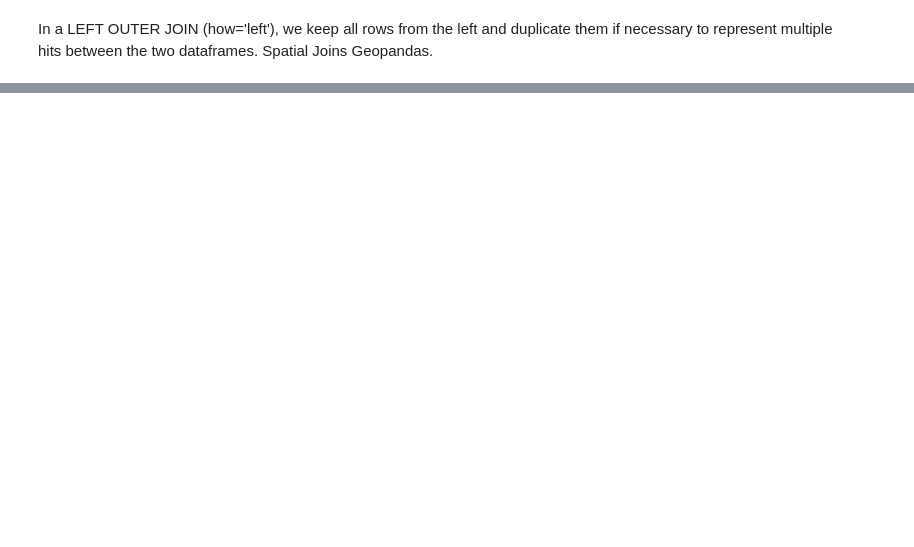
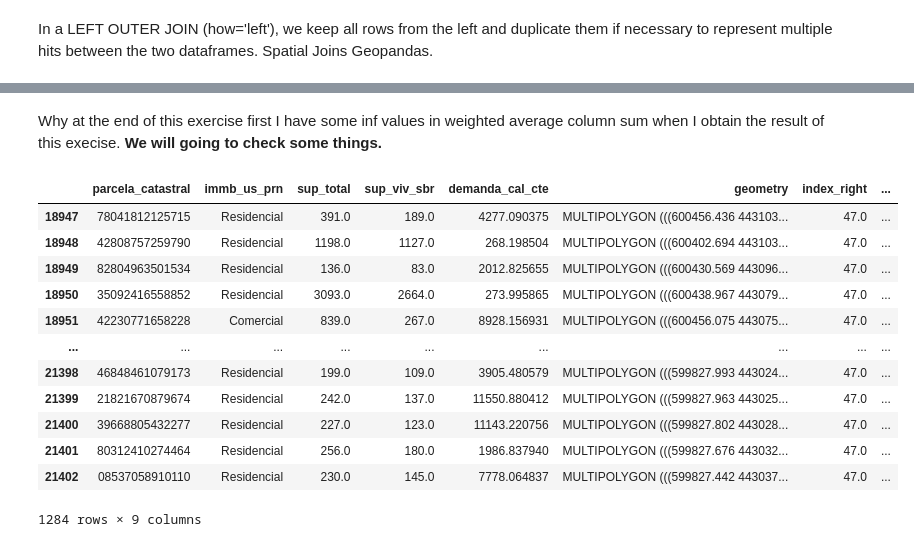
Before and after one commit to JosepAnSabate/Data-analysis, a Jupyter notebook: test_gis.ipynb, the cells around one changed output, grey strips where cells are left out. Saved outputs shown, nothing was run; the diff lists cells and outputs as text; code cells hidden in the pictures; blank space fills up the shorter version.

```diff
--- a/test_gis.ipynb
+++ b/test_gis.ipynb
@@ -104,5 +177,5 @@ from shapely.geometry import Point
 # %%
 # spatial join  between two GeoDataFrames
-join_cadastral_gdf = census_ares_gdf.sjoin(cadastral_ref_gdf, census_ares_gdf,how="right", op="within")
-join_cadastral_gdf
+join_cadastral_gdf = gpd.sjoin(cadastral_ref_gdf, census_ares_gdf_rep,how="left", op="within")
+join_cadastral_gdf.head()
 # %% [output]
@@ -109,0 +255,3 @@ AttributeError: 'GeoDataFrame' object has no attribute 'sjoin'
+# %%
+join_cadastral_gdf = join_cadastral_gdf[join_cadastral_gdf['demanda_cal_cte'].notna()]
+join_cadastral_gdf.shape[0]
@@ -109,0 +264,2 @@ AttributeError: 'GeoDataFrame' object has no attribute 'sjoin'
+# %%
+join_cadastral_gdf = join_cadastral_gdf[join_cadastral_gdf['id'].notna()]
@@ -109,0 +326,3 @@ AttributeError: 'GeoDataFrame' object has no attribute 'sjoin'
+# %%
+join_cadastral_gdf["demand_cal_by_surf_wa"] = join_cadastral_gdf["demanda_cal_cte"] / join_cadastral_gdf["sup_viv_sbr"] # creating the new col
+#join_cadastral_gdf = join_cadastral_gdf.columns.values[7] = "cens_id"
@@ -109,0 +348,19 @@ AttributeError: 'GeoDataFrame' object has no attribute 'sjoin'
+# %% [markdown]
+Why at the end of this exercise first I have some inf values in weighted average column sum when I obtain the result of this execise. **We will going to check some things.**
+# %%
+prova = join_cadastral_gdf[join_cadastral_gdf.id == "0703701003"] # query bi id this id is a nan value in weighted average sum
+prova
+# %% [output]
+|  | parcela_catastral | immb_us_prn | sup_total | sup_viv_sbr | demanda_cal_cte | geometry | index_right | ... |
+| 18947 | 78041812125715 | Residencial | 391.0 | 189.0 | 4277.090375 | MULTIPOLYGON (((600456.436 443103... | 47.0 | ... |
+| 18948 | 42808757259790 | Residencial | 1198.0 | 1127.0 | 268.198504 | MULTIPOLYGON (((600402.694 443103... | 47.0 | ... |
+| 18949 | 82804963501534 | Residencial | 136.0 | 83.0 | 2012.825655 | MULTIPOLYGON (((600430.569 443096... | 47.0 | ... |
+| 18950 | 35092416558852 | Residencial | 3093.0 | 2664.0 | 273.995865 | MULTIPOLYGON (((600438.967 443079... | 47.0 | ... |
+| 18951 | 42230771658228 | Comercial | 839.0 | 267.0 | 8928.156931 | MULTIPOLYGON (((600456.075 443075... | 47.0 | ... |
+| ... | ... | ... | ... | ... | ... | ... | ... | ... |
+| 21398 | 46848461079173 | Residencial | 199.0 | 109.0 | 3905.480579 | MULTIPOLYGON (((599827.993 443024... | 47.0 | ... |
+| 21399 | 21821670879674 | Residencial | 242.0 | 137.0 | 11550.880412 | MULTIPOLYGON (((599827.963 443025... | 47.0 | ... |
+| 21400 | 39668805432277 | Residencial | 227.0 | 123.0 | 11143.220756 | MULTIPOLYGON (((599827.802 443028... | 47.0 | ... |
+| 21401 | 80312410274464 | Residencial | 256.0 | 180.0 | 1986.837940 | MULTIPOLYGON (((599827.676 443032... | 47.0 | ... |
+| 21402 | 08537058910110 | Residencial | 230.0 | 145.0 | 7778.064837 | MULTIPOLYGON (((599827.442 443037... | 47.0 | ... |
+1284 rows × 9 columns
```
Also changed, not shown: parts of 70 cells of this notebook, 12 other files.
